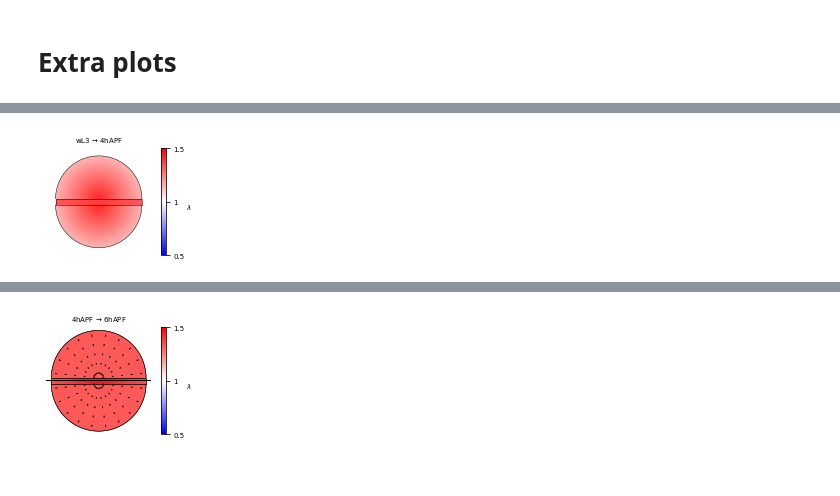
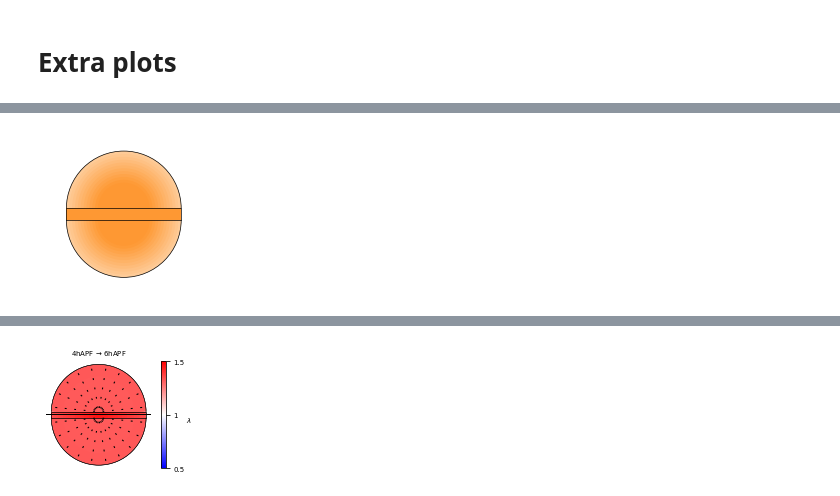
Before and after one commit to abhijeetkrishna/-WingDiscEversion_theory, a Jupyter notebook: Experiments/analysis/prop_comparison_analysis-lambda.ipynb, the cells around one changed output, grey strips where cells are left out. Saved outputs shown, nothing was run; the diff lists cells and outputs as text; code cells hidden in the pictures.

```diff
--- a/Experiments/analysis/prop_comparison_analysis-lambda.ipynb
+++ b/Experiments/analysis/prop_comparison_analysis-lambda.ipynb
@@ -54,13 +54,13 @@ devstages = [#"96hAEL",
 
 #for the simulations, we use the cumulative version
 devstage_combinations = pd.DataFrame({'devstage_init':[
-                                                       'wL3','0hAPF','2hAPF','4hAPF' #diff between consecutive stages
-                                                       #'wL3','wL3','wL3', #'wL3' #cumulative
+                                                       #'wL3','0hAPF','2hAPF','4hAPF' #diff between consecutive stages
+                                                       'wL3','wL3','wL3', #'wL3' #cumulative
 
                                                       ],
                                      'devstage_final':[
                                                        #'4hAPF',
-                                                       '0hAPF','2hAPF','4hAPF','6hAPF'
+                                                       '0hAPF','2hAPF','4hAPF',#'6hAPF'
                                                       ],}
                                     )
 # %% [markdown]
@@ -1937,0 +2087,14 @@ fig.savefig("plots/devstages_legend.pdf", bbox_inches = "tight")
+# %%
+import seaborn as sns
+from matplotlib.colors import ListedColormap
+
+N = 256
+vals = np.ones((N, 4))
+#orange - 255, 153, 51
+vals[:, 0] = np.linspace(1,255/256,N)
+vals[:, 1] = np.linspace(1,153/256,N)
+vals[:, 2] = np.linspace(1,51/256,N)
+#to invert the color map, do np.linspace(255/256,1,N) and same for all the rest of the lines
+cmap_isotropic = ListedColormap(vals)
+#or write
+#cmap_isotropic = "PuOr_r"
@@ -1938,2 +2125,6 @@ fig.savefig("plots/devstages_legend.pdf", bbox_inches = "tight")
 # %%
-fit_lambdas_df_wL3_to_4h = pd.read_pickle("fit_lambda_files/fit_lambdas_df_ecadGFPnbG4_only_4hAPF.pkl")
+fit_lambdas_df_WT = pd.read_pickle("fit_lambda_files/fit_lambdas_df_ecadGFPnbG4_only_4hAPF.pkl")
+fit_lambdas_df_Myo = pd.read_pickle("fit_lambda_files/fit_lambdas_df_ecadGFPnbG4myoVI_only_4hAPF.pkl")
+# %%
+#DV_width = 0.12653034610236014 #earlier
+DV_width = 0.2
@@ -1940,14 +2247,14 @@ fit_lambdas_df_wL3_to_4h = pd.read_pickle("fit_lambda_files/fit_lambdas_df_ecadG
 # %%
 figsize = (8*cm_, 5*cm_)
 fig,ax = plt.subplots(figsize = figsize)
 
-ax = get_isotropic_subplot(ax, stage_init="wL3", stage_final="4hAPF", fit_lambdas_df=fit_lambdas_df_wL3_to_4h, DV_width = DV_width,
-                           boundary_lw=lw/2, add_cbar = True, fontsize=Medium_font_size)
+ax = get_isotropic_subplot(ax, stage_init="wL3", stage_final="4hAPF", fit_lambdas_df=fit_lambdas_df_WT, DV_width = DV_width,
+                           boundary_lw=lw/2, add_cbar = False, fontsize=Medium_font_size, cmap = cmap_isotropic, vmin = isotropic_vmin, vmax = isotropic_vmax,)
 #ax = get_nematic_subplot(ax, stage_init="wL3", stage_final="4hAPF", fit_lambdas_df=fit_lambdas_df_wL3_to_4h,
 #                         lambda_name ="lambda_anisotropic_coeffs", DV_width = DV_width,
 #                         quiver_scale=quiver_scale, quiver_width=quiver_width,
 #                           boundary_lw=lw/2)
-ax.set_title("wL3 " + r"$\to$" + " 4hAPF", fontsize = Medium_font_size)
+#ax.set_title("wL3 " + r"$\to$" + " 4hAPF", fontsize = Medium_font_size)
 plt.savefig("plots/WT_circ_plot_only_area.pdf", bbox_inches = "tight")
 # %% [output]
-[figure, old version]
+[figure, new version]
```
Also changed, not shown: parts of 33 cells of this notebook.
